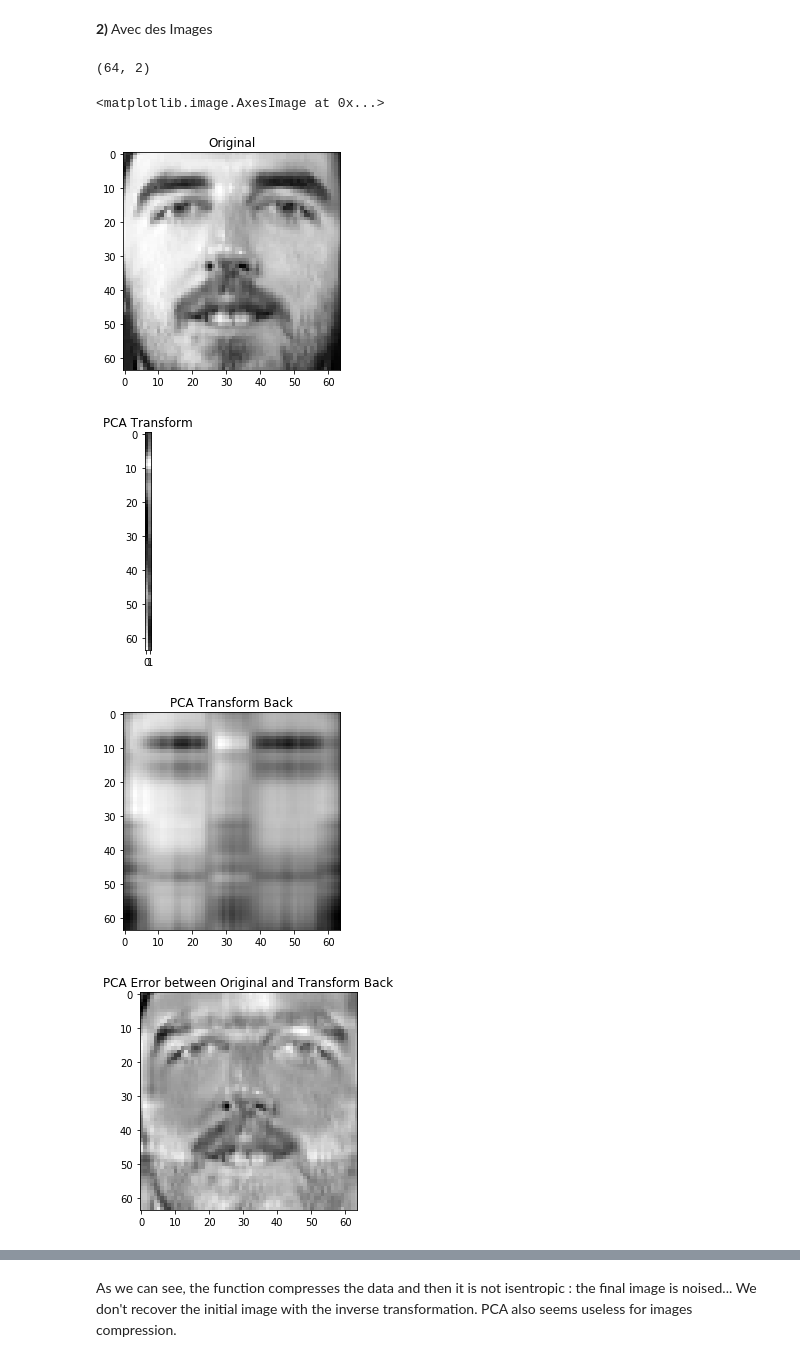
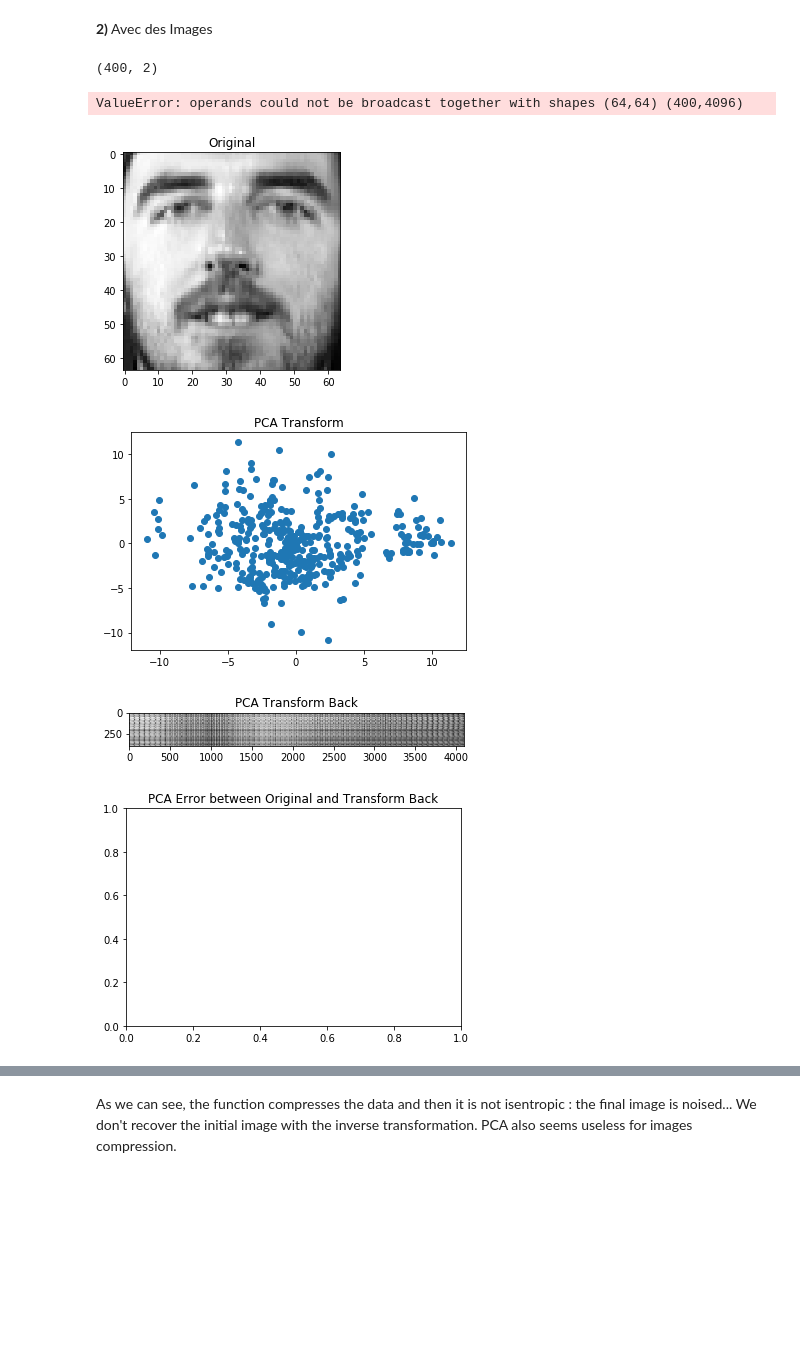
Before and after one commit to lalbarra/Cursus_Recherche, a Jupyter notebook: Notebook/SKlearn_notebook.ipynb, the cells around one changed output, grey strips where cells are left out. Saved outputs shown, nothing was run; the diff lists cells and outputs as text; code cells hidden in the pictures; blank space fills up the shorter version.

```diff
--- a/Notebook/SKlearn_notebook.ipynb
+++ b/Notebook/SKlearn_notebook.ipynb
@@ -343,38 +317,37 @@ import matplotlib.pyplot as plt
 
 #PCA
 from sklearn.decomposition import PCA
 
 #We generate our samples
 OliFaces = skld.fetch_olivetti_faces()
 Target = np.array(OliFaces.target)
 
 # We create an object from the PCA class
 pca = PCA(n_components=2, copy=True, whiten=False, svd_solver='auto', tol=0.0, iterated_power='auto', random_state=None)
 
-pca.fit(OliFaces.images[100])
-ImageOliPCA = pca.transform((OliFaces.images[100]))#This transformation is a compression of data
+ImageOliPCA = pca.fit_transform((OliFaces.images.reshape(400,64*64)))#This transformation is a compression of data
 print(np.shape(ImageOliPCA))
 plt.figure()
 plt.title("Original")
 plt.imshow(OliFaces.images[100], cmap=plt.cm.gray)
 
 plt.figure()
 plt.title("PCA Transform")
-plt.imshow(ImageOliPCA, cmap=plt.cm.gray)
+plt.scatter(ImageOliPCA[:,0],ImageOliPCA[:,1])
 
 plt.figure()
 plt.title("PCA Transform Back")
 OliFaceTransfBackPCA = pca.inverse_transform(ImageOliPCA)
 plt.imshow(OliFaceTransfBackPCA, cmap=plt.cm.gray)
 
 plt.figure()
 plt.title("PCA Error between Original and Transform Back")
 delta = OliFaces.images[100] - OliFaceTransfBackPCA
 plt.imshow(delta, cmap = plt.cm.gray)
 # %% [output]
-(64, 2)
+(400, 2)
-<matplotlib.image.AxesImage at 0x...>
+ValueError: operands could not be broadcast together with shapes (64,64) (400,4096)
 [figure]
-[figure, old version]
+[figure, new version]
-[figure, old version]
+[figure, new version]
-[figure, old version]
+[figure, new version]
```
Also changed, not shown: parts of 3 cells of this notebook, 2 other files.
